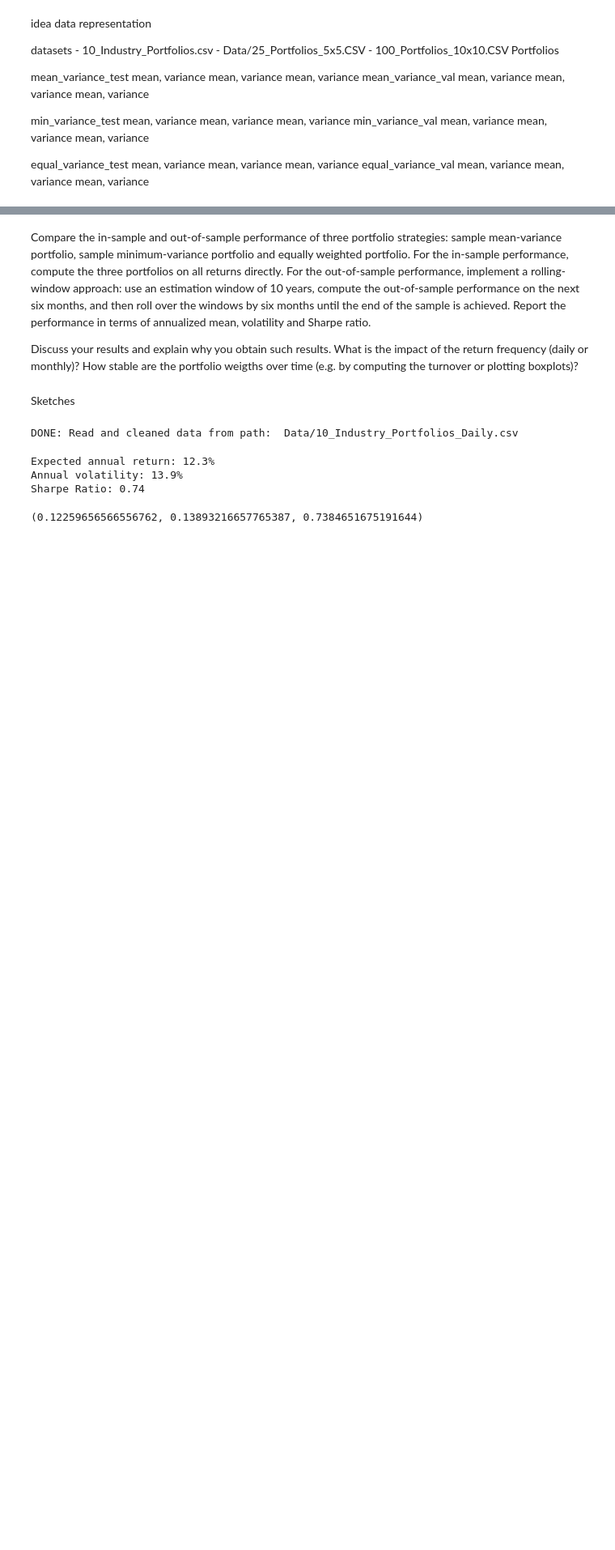
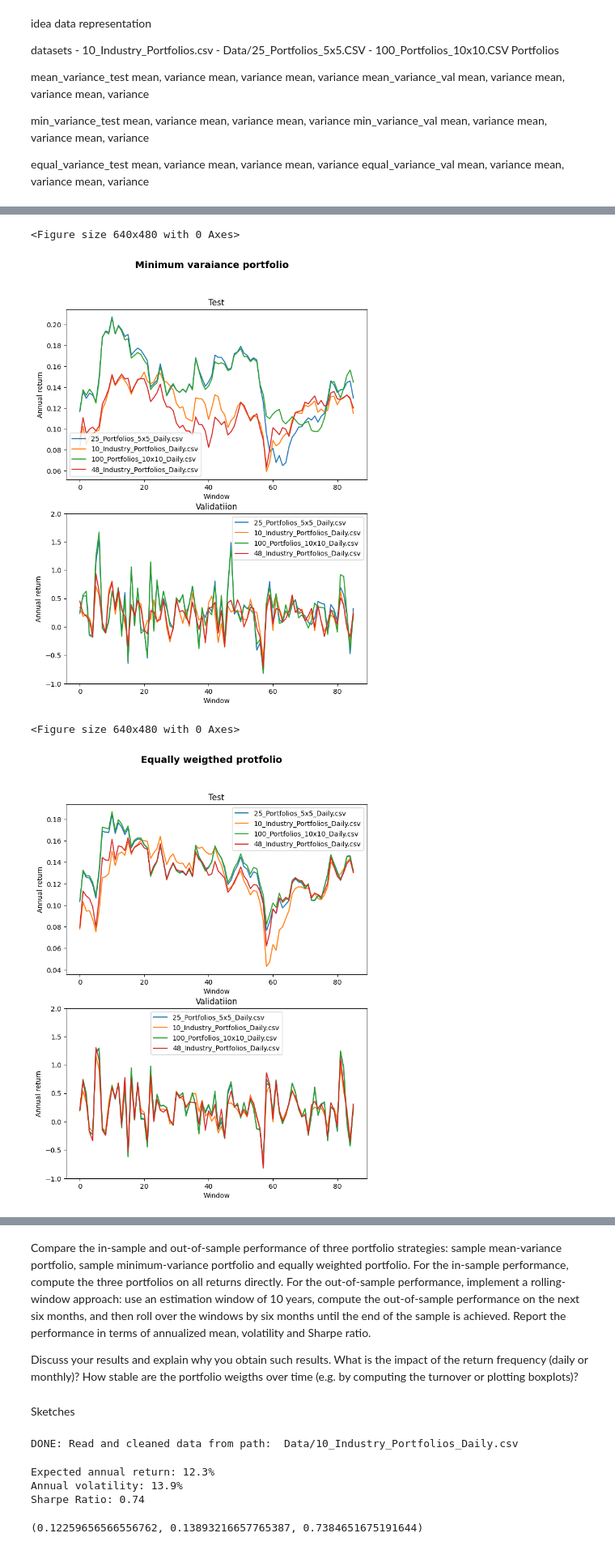
Before and after one commit to ohlstre1/Big-Data-in-Finance, a Jupyter notebook: source.ipynb, the cells around one changed output, grey strips where cells are left out. Shown at 81% size. Drawn from its saved outputs; the diff is of its cells as text; code cells hidden in the pictures; blank space fills up the shorter version.

Commit message:
Change plot system

```diff
--- a/source.ipynb
+++ b/source.ipynb
@@ -229,5 +267,0 @@ DONE: Read and cleaned data from path:  Data/10_Industry_Portfolios.csv
-# %%
-# for i in range(len(min)):
-    # print("-test-",sum(abs(min[i+1]-min[i]))/2*100)
-names = ["Min variance portfolio","Mean variance portfolio" ]
-plot_turnover(min, mean, names)
@@ -254,12 +286,13 @@ path_list = [("Data/10_Industry_Portfolios.csv"), ("Data/25_Portfolios_5x5.CSV")
              ("Data/25_Portfolios_5x5_Daily.csv"),("Data/10_Industry_Portfolios_Daily.csv"), \
              ("Data/100_Portfolios_10x10_Daily.csv"),("Data/48_Industry_Portfolios_Daily.csv")]
 
-variable = []
+
+path_dict = {}
 
 for path in path_list:
-    variable.append(run_analysis(path))
+    filename = path.split('/')[-1]
+    path_dict[filename] = run_analysis(path)
 
-variable
 
 # run_analysis("Data/10_Industry_Portfolios.csv")
 # run_analysis("Data/25_Portfolios_5x5.CSV")
@@ -271,0 +307,34 @@ variable
+# %%
+def plot_return(path_dict, if_daily = True, portfolio_idx=0):
+
+    plt.figure()
+    fig, axs = plt.subplots(2, 1, figsize=(8, 10))
+    names = []
+    for name in path_dict.keys():
+            if "Daily" in name and if_daily:
+                axs[0].plot(np.array(path_dict[name][0])[:,portfolio_idx])
+                axs[0].set_xlabel("Window")
+                axs[0].set_ylabel("Annual return")
+                axs[0].set_title("Test")
+                # axs[0].set_ylim([-1,2])
+                axs[1].plot(np.array(path_dict[name][1])[:,portfolio_idx])
+                axs[1].set_xlabel("Window")
+                axs[1].set_ylim([-1,2])
+                axs[1].set_ylabel("Annual return")
+                axs[1].set_title("Validatiion")
+                names.append(name)
+
+
+    fig.suptitle(PORTFOLIO_ORDER[portfolio_idx], fontsize=14, fontweight="bold")
+    axs[0].legend(names)
+    axs[1].legend(names)
+    plt.show()
+plot_return(path_dict, portfolio_idx=0)
+plot_return(path_dict, portfolio_idx=1)
+plot_return(path_dict, portfolio_idx=2)
+plot_return(path_dict, portfolio_idx=3)
+# %% [output]
+<Figure size 640x480 with 0 Axes>
+[figure, added]
+<Figure size 640x480 with 0 Axes>
+[figure, added]
```
Also changed, not shown: parts of 11 cells of this notebook, 9 other files.
